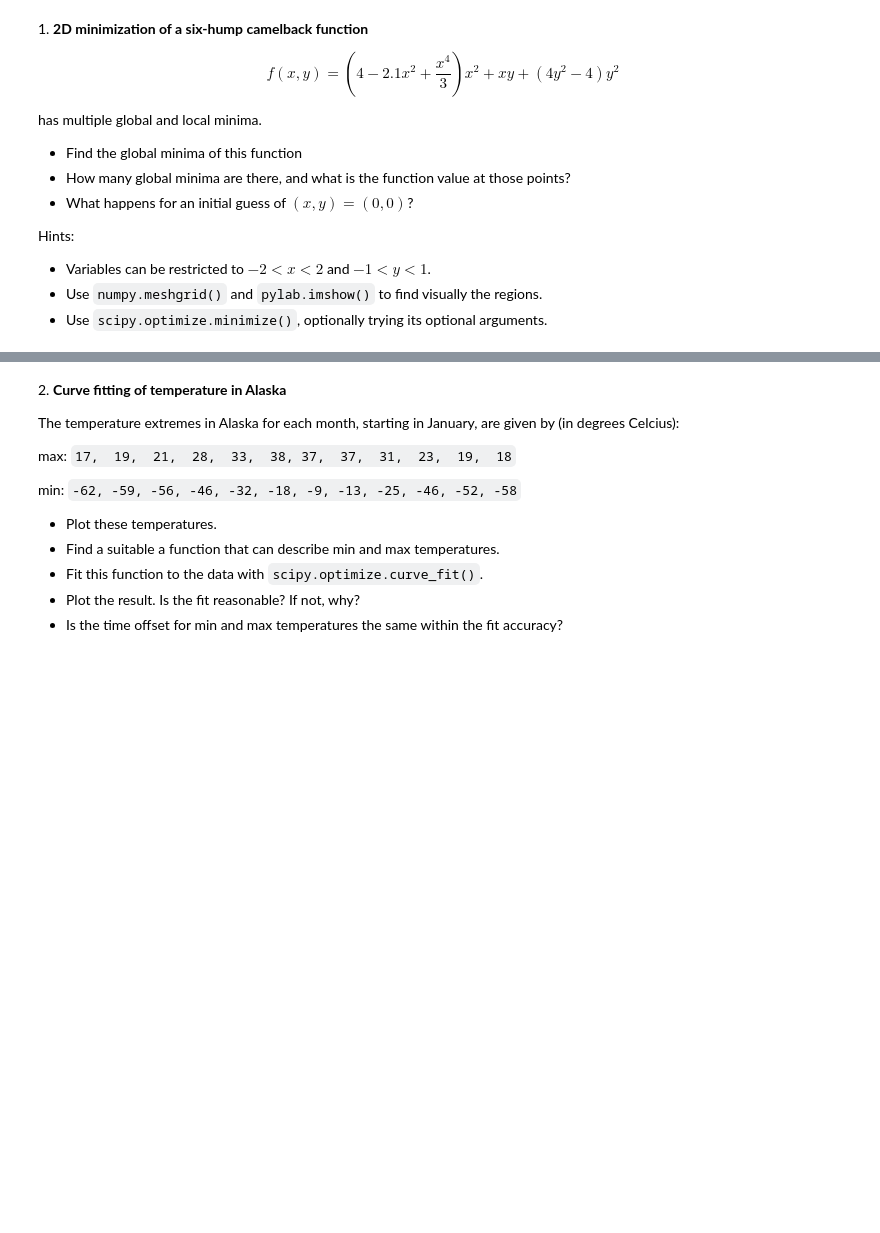
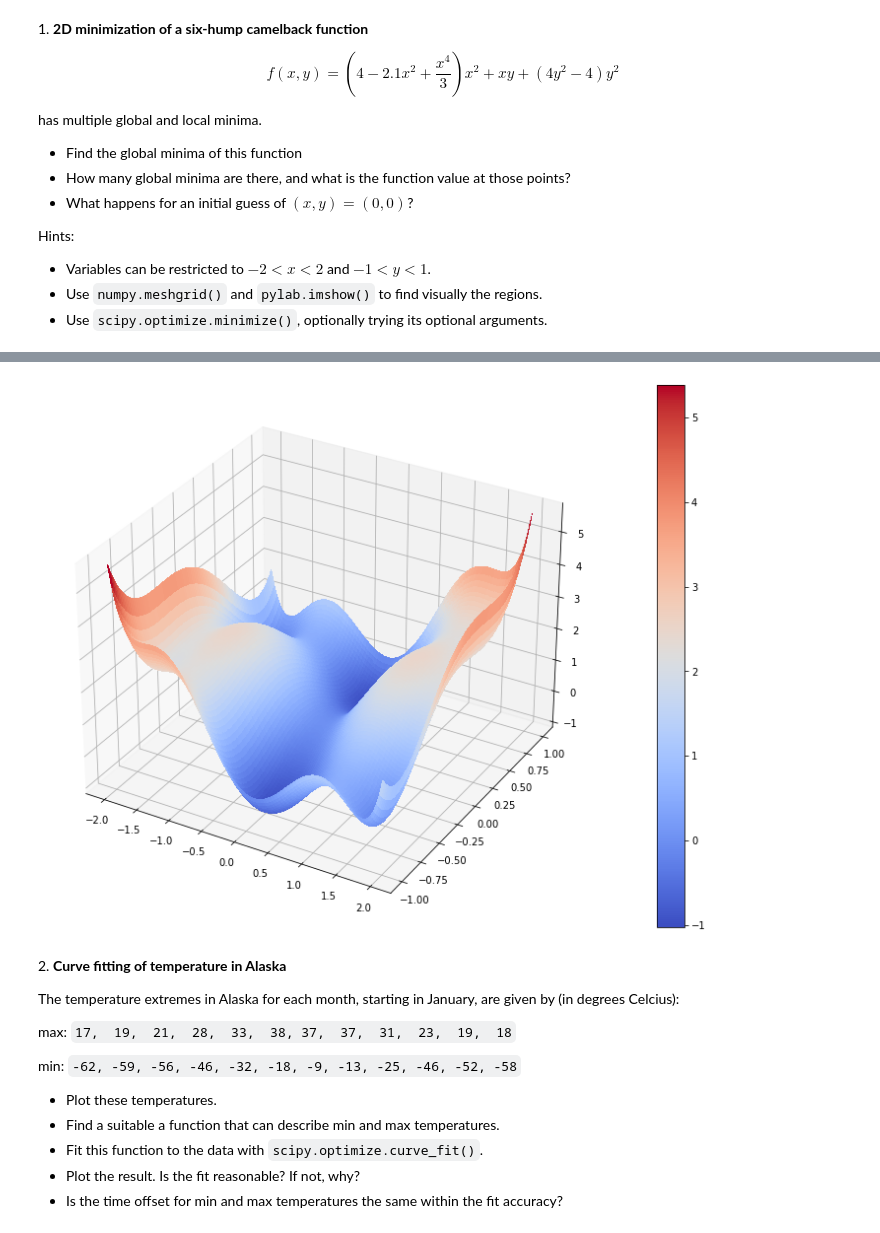
Before and after one commit to tommasoamico/LaboratoryOfComputationalPhysics_Y4, a Jupyter notebook: 08ex_fitting.ipynb, the cells around one changed output, grey strips where cells are left out. Cells and saved outputs as stored; diff of their text form; code cells hidden in the pictures; blank space fills up the shorter version.

```diff
--- a/08ex_fitting.ipynb
+++ b/08ex_fitting.ipynb
@@ -23,3 +41,12 @@ Hints:
+# %%
+fig = plt.figure(figsize=(20,8))
+ax = fig.gca(projection='3d')
+d3_plot = ax.plot_surface(x_mesh, y_mesh, f([x_mesh, y_mesh]), rstride=1, cstride=1,
+                       cmap=plt.cm.coolwarm, linewidth=0, antialiased=False)
+fig.colorbar(d3_plot)
+fig.tight_layout()
+# %% [output]
+[figure, added]
 # %% [markdown]
 2\. **Curve fitting of temperature in Alaska**
 
```
Also changed, not shown: parts of 4 cells of this notebook.
